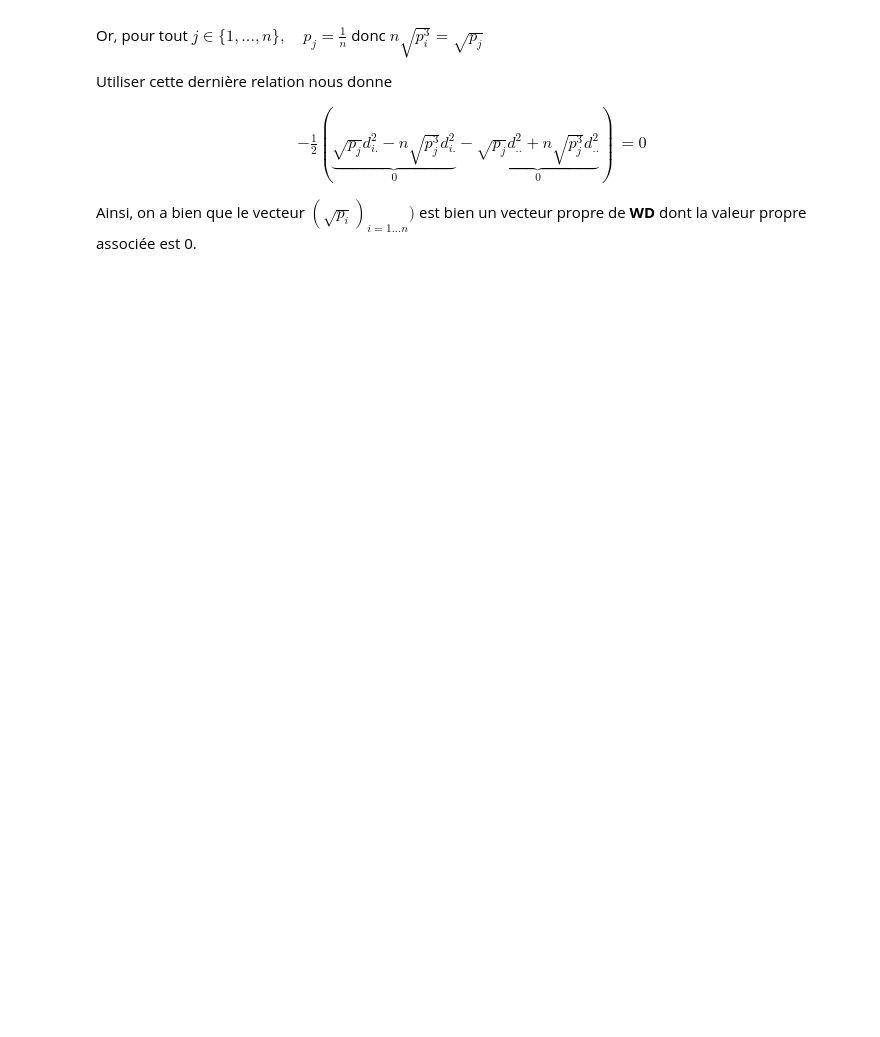
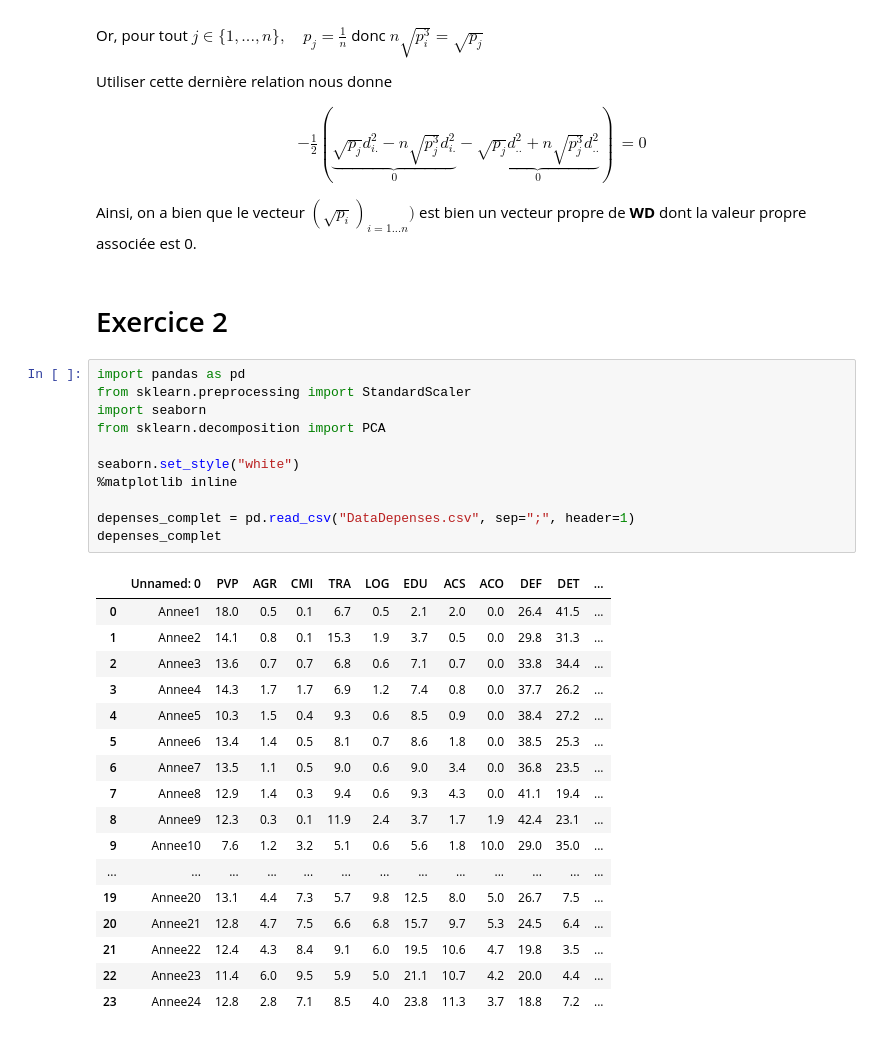
Before and after one commit to 3keneko/devstats, a Jupyter notebook: devoir_ben_lu.ipynb, the cells around one changed output. Saved outputs shown, nothing was run; the diff lists cells and outputs as text; blank space fills up the shorter version.

```diff
--- a/devoir_ben_lu.ipynb
+++ b/devoir_ben_lu.ipynb
@@ -103,3 +103,34 @@ Utiliser cette dernière relation nous donne
 \end{align}
 
 Ainsi, on a bien que le vecteur $ (\sqrt{p_i})_{i=1...n}) $ est bien un vecteur propre de **WD** dont la valeur propre associée est 0.
+# %% [markdown]
+# Exercice 2
+# %%
+import pandas as pd
+from sklearn.preprocessing import StandardScaler
+import seaborn
+from sklearn.decomposition import PCA
+
+seaborn.set_style("white")
+%matplotlib inline
+
+depenses_complet = pd.read_csv("DataDepenses.csv", sep=";", header=1)
+depenses_complet
+# %% [output]
+|  | Unnamed: 0 | PVP | AGR | CMI | TRA | LOG | EDU | ACS | ACO | DEF | DET | ... |
+| 0 | Annee1 | 18.0 | 0.5 | 0.1 | 6.7 | 0.5 | 2.1 | 2.0 | 0.0 | 26.4 | 41.5 | ... |
+| 1 | Annee2 | 14.1 | 0.8 | 0.1 | 15.3 | 1.9 | 3.7 | 0.5 | 0.0 | 29.8 | 31.3 | ... |
+| 2 | Annee3 | 13.6 | 0.7 | 0.7 | 6.8 | 0.6 | 7.1 | 0.7 | 0.0 | 33.8 | 34.4 | ... |
+| 3 | Annee4 | 14.3 | 1.7 | 1.7 | 6.9 | 1.2 | 7.4 | 0.8 | 0.0 | 37.7 | 26.2 | ... |
+| 4 | Annee5 | 10.3 | 1.5 | 0.4 | 9.3 | 0.6 | 8.5 | 0.9 | 0.0 | 38.4 | 27.2 | ... |
+| 5 | Annee6 | 13.4 | 1.4 | 0.5 | 8.1 | 0.7 | 8.6 | 1.8 | 0.0 | 38.5 | 25.3 | ... |
+| 6 | Annee7 | 13.5 | 1.1 | 0.5 | 9.0 | 0.6 | 9.0 | 3.4 | 0.0 | 36.8 | 23.5 | ... |
+| 7 | Annee8 | 12.9 | 1.4 | 0.3 | 9.4 | 0.6 | 9.3 | 4.3 | 0.0 | 41.1 | 19.4 | ... |
+| 8 | Annee9 | 12.3 | 0.3 | 0.1 | 11.9 | 2.4 | 3.7 | 1.7 | 1.9 | 42.4 | 23.1 | ... |
+| 9 | Annee10 | 7.6 | 1.2 | 3.2 | 5.1 | 0.6 | 5.6 | 1.8 | 10.0 | 29.0 | 35.0 | ... |
+| ... | ... | ... | ... | ... | ... | ... | ... | ... | ... | ... | ... | ... |
+| 19 | Annee20 | 13.1 | 4.4 | 7.3 | 5.7 | 9.8 | 12.5 | 8.0 | 5.0 | 26.7 | 7.5 | ... |
+| 20 | Annee21 | 12.8 | 4.7 | 7.5 | 6.6 | 6.8 | 15.7 | 9.7 | 5.3 | 24.5 | 6.4 | ... |
+| 21 | Annee22 | 12.4 | 4.3 | 8.4 | 9.1 | 6.0 | 19.5 | 10.6 | 4.7 | 19.8 | 3.5 | ... |
+| 22 | Annee23 | 11.4 | 6.0 | 9.5 | 5.9 | 5.0 | 21.1 | 10.7 | 4.2 | 20.0 | 4.4 | ... |
+| 23 | Annee24 | 12.8 | 2.8 | 7.1 | 8.5 | 4.0 | 23.8 | 11.3 | 3.7 | 18.8 | 7.2 | ... |
```
Also changed, not shown: parts of 4 cells of this notebook.
